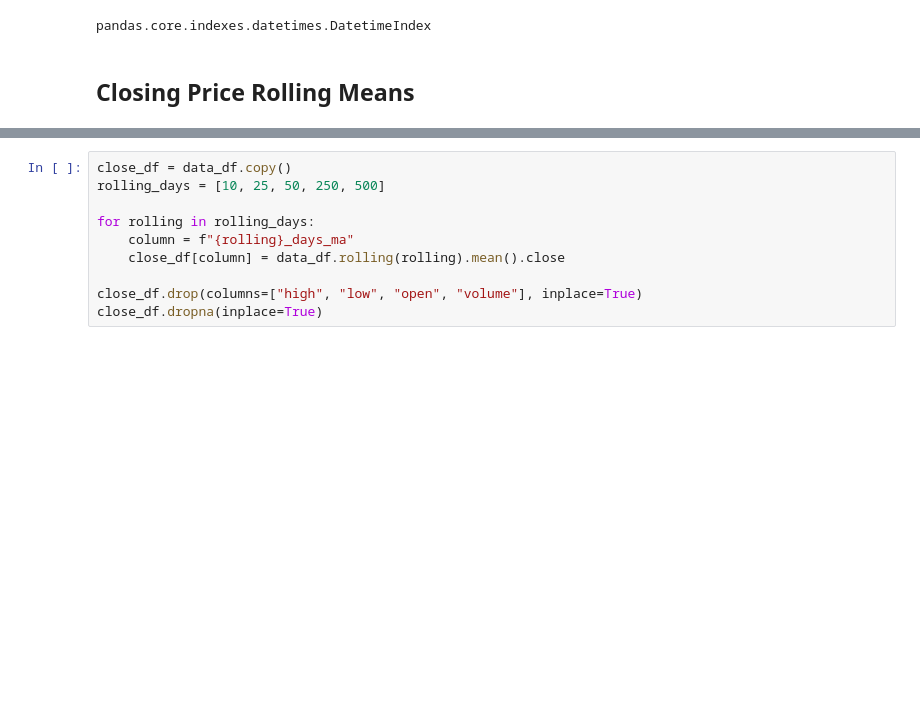
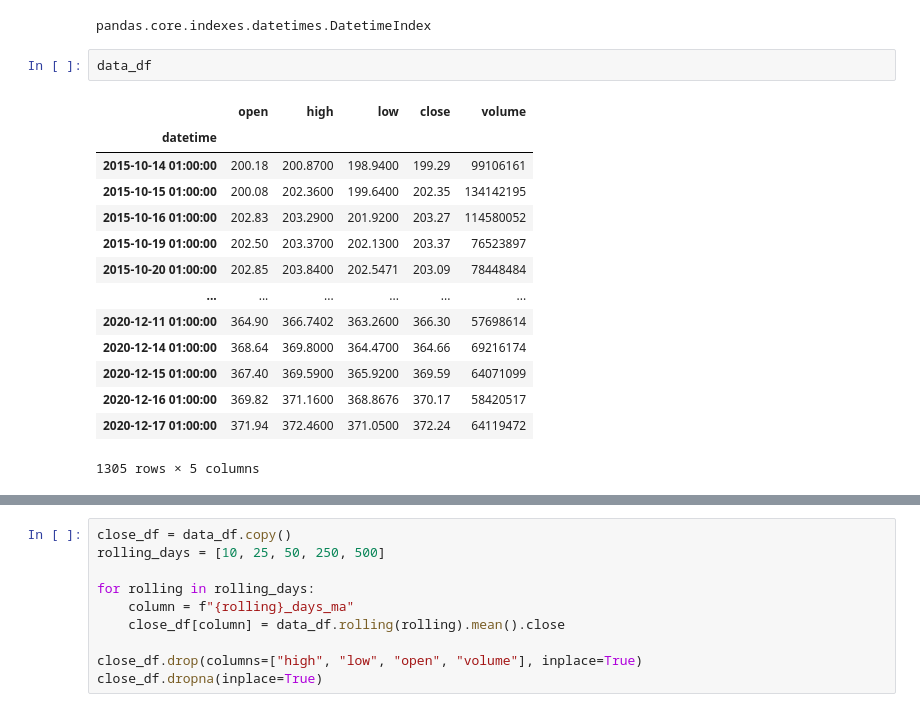
Before and after one commit to yunghanjeong/fitsnbits, a Jupyter notebook: notebooks/spy_stocks_eda.ipynb, the cells around one changed output, grey strips where cells are left out. Saved outputs shown, nothing was run; the diff lists cells and outputs as text; blank space fills up the shorter version.

```diff
--- a/notebooks/spy_stocks_eda.ipynb
+++ b/notebooks/spy_stocks_eda.ipynb
@@ -62,5 +62,20 @@ data_df.index = pd.DatetimeIndex(data_df.index)
 type(data_df.index)
 # %% [output]
 pandas.core.indexes.datetimes.DatetimeIndex
-# %% [markdown]
-## Closing Price Rolling Means
+# %%
+data_df
+# %% [output]
+|  | open | high | low | close | volume |
+| datetime |  |  |  |  |  |
+| 2015-10-14 01:00:00 | 200.18 | 200.8700 | 198.9400 | 199.29 | 99106161 |
+| 2015-10-15 01:00:00 | 200.08 | 202.3600 | 199.6400 | 202.35 | 134142195 |
+| 2015-10-16 01:00:00 | 202.83 | 203.2900 | 201.9200 | 203.27 | 114580052 |
+| 2015-10-19 01:00:00 | 202.50 | 203.3700 | 202.1300 | 203.37 | 76523897 |
+| 2015-10-20 01:00:00 | 202.85 | 203.8400 | 202.5471 | 203.09 | 78448484 |
+| ... | ... | ... | ... | ... | ... |
+| 2020-12-11 01:00:00 | 364.90 | 366.7402 | 363.2600 | 366.30 | 57698614 |
+| 2020-12-14 01:00:00 | 368.64 | 369.8000 | 364.4700 | 364.66 | 69216174 |
+| 2020-12-15 01:00:00 | 367.40 | 369.5900 | 365.9200 | 369.59 | 64071099 |
+| 2020-12-16 01:00:00 | 369.82 | 371.1600 | 368.8676 | 370.17 | 58420517 |
+| 2020-12-17 01:00:00 | 371.94 | 372.4600 | 371.0500 | 372.24 | 64119472 |
+1305 rows × 5 columns
```
Also changed, not shown: parts of 27 cells of this notebook.
